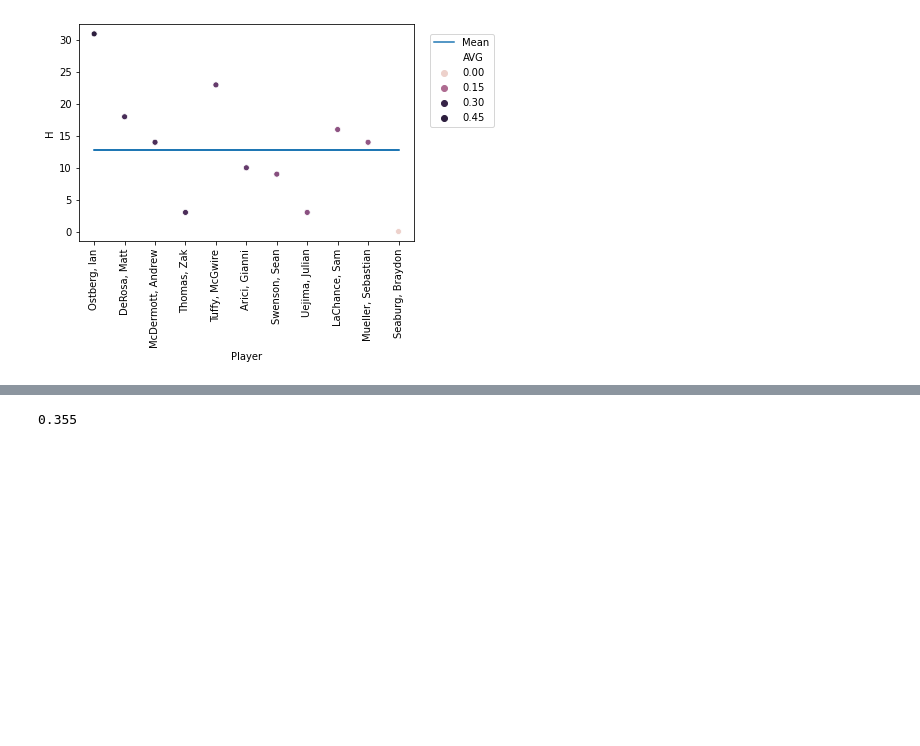
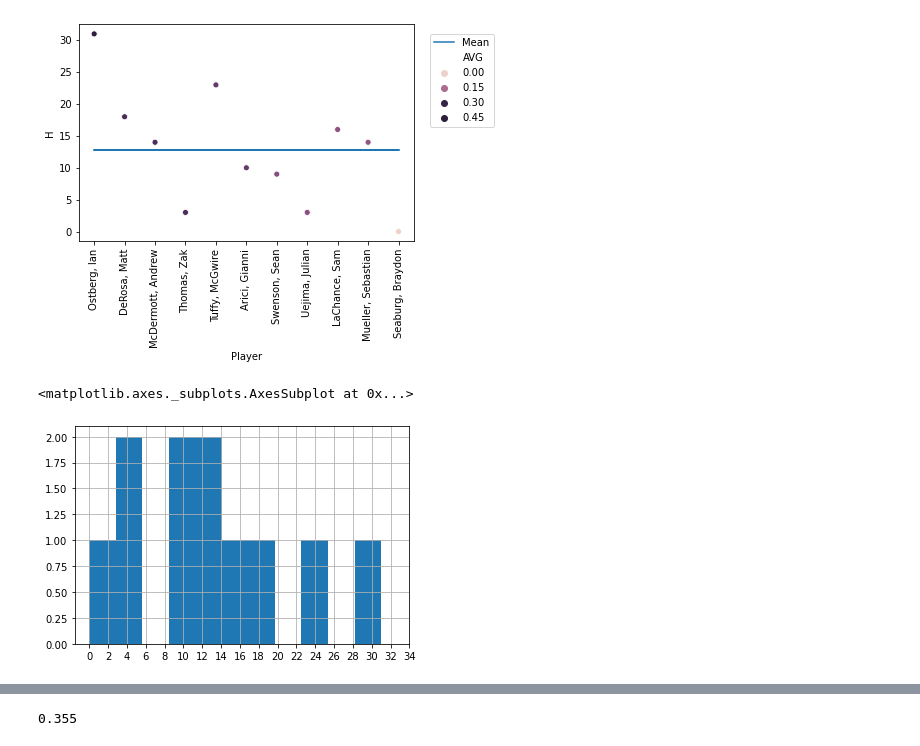
Before and after one commit to MicahlDeRosa/Baseball_stats, a Jupyter notebook: updated_data.ipynb, the cells around one changed output, grey strips where cells are left out. Cells and saved outputs as stored; diff of their text form; code cells hidden in the pictures; blank space fills up the shorter version.

```diff
--- a/updated_data.ipynb
+++ b/updated_data.ipynb
@@ -184,3 +231,10 @@ model_2.set_yticks(range(0,35,5))$
  <matplotlib.axis.YTick at 0x...>,
  <matplotlib.axis.YTick at 0x...>]
 [figure]
+# %%
+model_hist = under100['H'].hist(bins=11)
+model_hist.set_xticks(range(0,35,2))
+model_hist
+# %% [output]
+<matplotlib.axes._subplots.AxesSubplot at 0x...>
+[figure, added]
```
Also changed, not shown: parts of 11 cells of this notebook.
